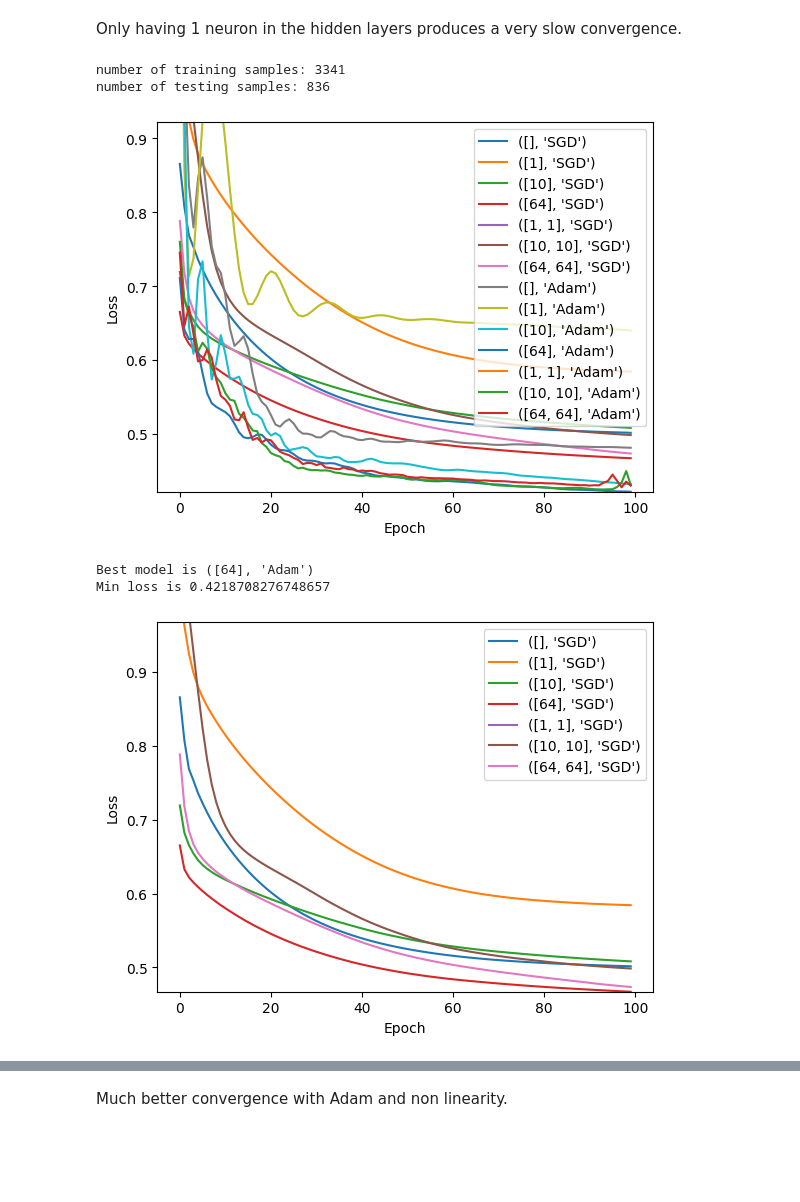
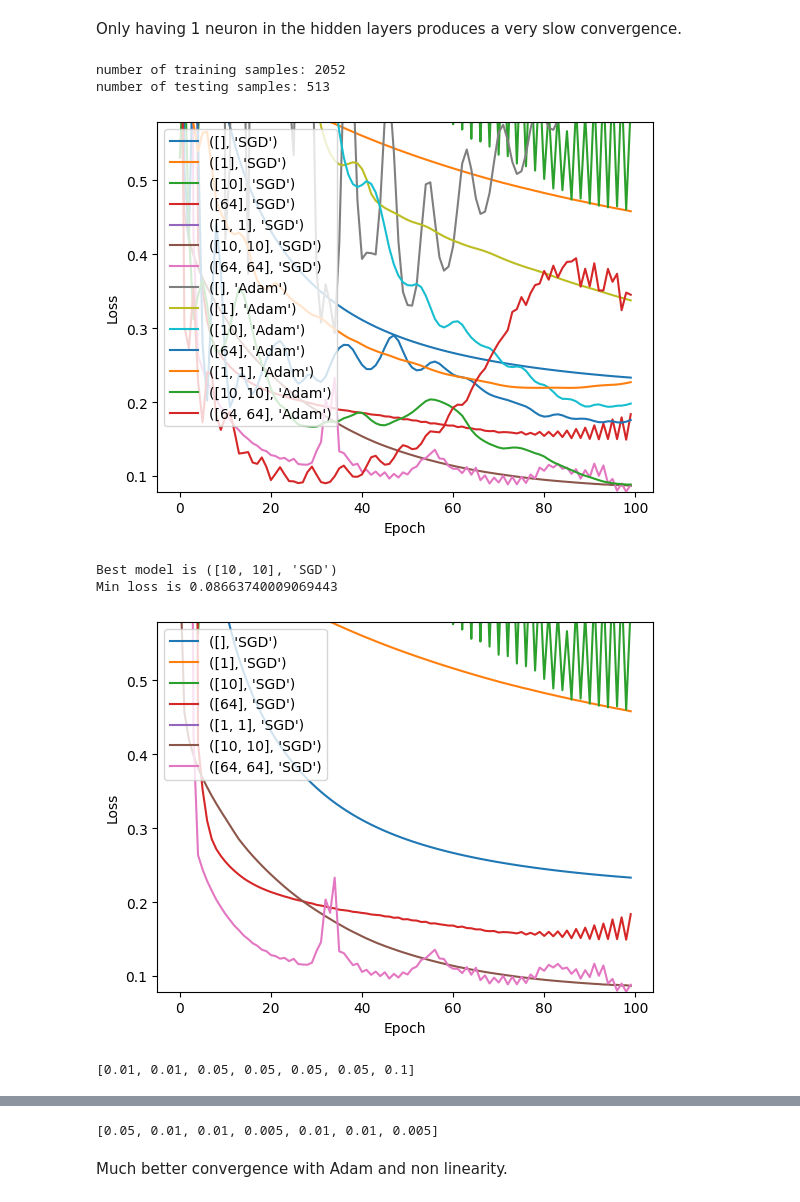
Before and after one commit to clementw168/Implicit-acceleration-by-overparametrization, a Jupyter notebook: tabular_data.ipynb, the cells around one changed output, grey strips where cells are left out. Saved outputs shown, nothing was run; the diff lists cells and outputs as text; code cells hidden in the pictures; blank space fills up the shorter version.

```diff
--- a/tabular_data.ipynb
+++ b/tabular_data.ipynb
@@ -218,0 +235,12 @@ Min loss is 0.4847005605697632
+# %%
+index_list = [0, 5, 10,4 ,9, 14]
+for i in index_list:
+    plt.plot(val_loss_models[i], label=str(hidden_dim_init_list[i]))
+
+plt.xlabel("Epoch")
+plt.ylabel("Training MSE Loss")
+min_value = min(min(val_loss) for val_loss in val_loss_models)
+plt.ylim(min_value,min_value+0.5)
+plt.title(f"Training MSE Loss on {'Abalone dataset' if is_abalone else 'Ethanol dataset'} for different initializations")
+plt.legend()
+plt.show()
@@ -411,12 +470,13 @@ Min loss is 0.46111753582954407
 # %%
-index_list = [0, 6, 13]
+index_list = [0, 7, 2, 9, 3, 10]
 for i in index_list:
     plt.plot(val_loss_models[i], label=str(hidden_dim_optimizer_list[i]))
 
 plt.xlabel("Epoch")
-plt.ylabel("Loss")
+plt.ylabel("Training MSE Loss")
 min_value = min(min(val_loss) for val_loss in val_loss_models)
-plt.ylim(min_value,min_value+0.5)
+plt.ylim(min_value,min_value+0.2)
 plt.legend()
+plt.title(f"Training MSE Loss on {'Abalone dataset' if is_abalone else 'Ethanol dataset'} for different optimizers")
 plt.show()
 # %% [output]
@@ -428,16 +488,20 @@ Only having 1 neuron in the hidden layers produces a very slow convergence.
 # %%
 from src.training import lr_grid
 from src.models import LinearRegressionModel
-from src.dataset import get_abalone_dataloaders
-from src.constants import ABALONE_TOTAL_FEATURES
+from src.dataset import get_tabular_dataloaders
+from src.constants import ABALONE_TOTAL_FEATURES, ETHANOL_TOTAL_FEATURES
 
 import torch
+
+is_abalone = False
+total_num_features = ABALONE_TOTAL_FEATURES if is_abalone else ETHANOL_TOTAL_FEATURES
 
 lr_grid_values = [0.00001, 0.00005, 0.0001, 0.0005, 0.001, 0.005, 0.01, 0.05, 0.1]
 
 device = torch.device("cuda" if torch.cuda.is_available() else "cpu")
 
-train_loader, test_loader = get_abalone_dataloaders(
+train_loader, test_loader = get_tabular_dataloaders(
+    is_abalone=is_abalone,
     batch_size=-1, num_workers=4, pin_memory=True
 )
 
@@ -461,7 +525,7 @@ hidden_dim_optimizer_list = [
 models_optimizer = [
     (
         LinearRegressionModel(
-            input_dim=ABALONE_TOTAL_FEATURES,
+            input_dim=total_num_features,
             output_dim=1,
             hidden_dim=hidden_dim,
             relu_activation=True,
@@ -473,12 +537,13 @@ models_optimizer = [
 ]
 
 val_loss_models = []
+best_lr_index_list = []
 for model, optimizer_type in models_optimizer:
     model.to(device)
 
     loss = torch.nn.MSELoss()
 
-    train_loss_list, val_loss_list, val_metric_list = lr_grid(
+    train_loss_list, val_loss_list, val_metric_list, best_lr_index = lr_grid(
         model,
         train_loader,
         test_loader,
@@ -490,6 +555,7 @@ for model, optimizer_type in models_optimizer:
         optimizer_type=optimizer_type,
     )
     val_loss_models.append(val_loss_list)
+    best_lr_index_list.append(best_lr_index)
 
 
 import matplotlib.pyplot as plt
@@ -503,36 +569,43 @@ plt.ylabel("Loss")
 min_value = min(min(val_loss) for val_loss in val_loss_models)
 plt.ylim(min_value, min_value + 0.5)
 plt.legend()
 plt.show()
 
 print(
     "Best model is",
     hidden_dim_optimizer_list[
         np.argmin([val_loss[-1] for val_loss in val_loss_models])
     ],
 )
 print("Min loss is", min([val_loss[-1] for val_loss in val_loss_models]))
 
 n_group = 7
 
 separate_val_loss = [
     val_loss_models[:n_group],
     val_loss_models[n_group : 2 * n_group],
 ]
+separate_lr_index = [
+    best_lr_index_list[:n_group],
+    best_lr_index_list[n_group : 2 * n_group],
+]
+
 for k, val_loss_group in enumerate(separate_val_loss):
     for i, val_loss_ in enumerate(val_loss_group):
         plt.plot(val_loss_, label=str(hidden_dim_optimizer_list[k * n_group + i]))
 
     plt.xlabel("Epoch")
     plt.ylabel("Loss")
     min_value = min(min(val_loss_) for val_loss_ in val_loss_group)
     plt.ylim(min_value, min_value + 0.5)
     plt.legend()
     plt.show()
+    print(separate_lr_index[k])
 # %% [output]
-number of training samples: 3341
-number of testing samples: 836
+number of training samples: 2052
+number of testing samples: 513
-[figure, old version]
+[figure, new version]
-Best model is ([64], 'Adam')
-Min loss is 0.4218708276748657
+Best model is ([10, 10], 'SGD')
+Min loss is 0.08663740009069443
-[figure, old version]
+[figure, new version]
+[0.01, 0.01, 0.05, 0.05, 0.05, 0.05, 0.1]
@@ -540,2 +613,3 @@ Min loss is 0.4218708276748657
+[0.05, 0.01, 0.01, 0.005, 0.01, 0.01, 0.005]
 # %% [markdown]
 Much better convergence with Adam and non linearity.
```
Also changed, not shown: parts of 10 cells of this notebook, 3 other files.
